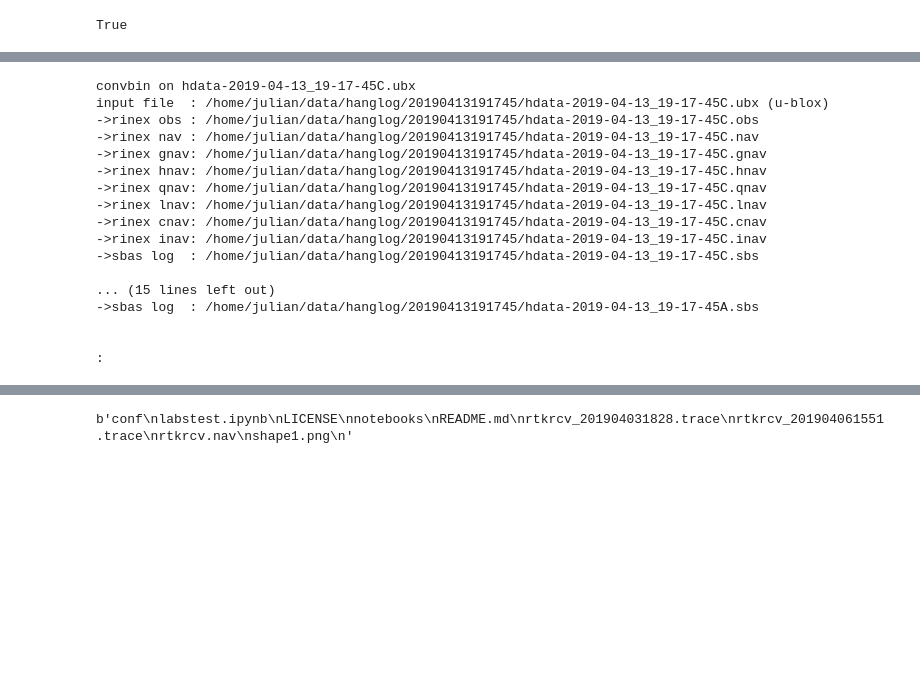
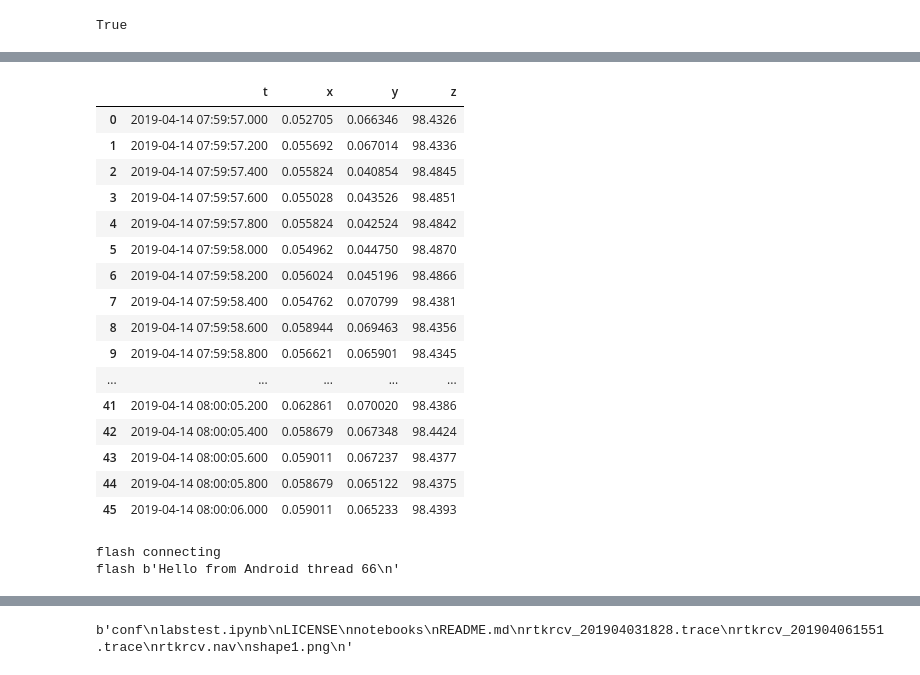
Before and after one commit to goatchurchprime/RTK_on_the_beach, a Jupyter notebook: notebooks/matplotlibinteractiveversion.ipynb, the cells around one changed output, grey strips where cells are left out. Cells and saved outputs as stored; diff of their text form; code cells hidden in the pictures; blank space fills up the shorter version.

```diff
--- a/notebooks/matplotlibinteractiveversion.ipynb
+++ b/notebooks/matplotlibinteractiveversion.ipynb
@@ -7,6 +133,6 @@ posbank
 # %%
 from posbankthread import PositionBank, DarknessMeasureFlash
-posbank = PositionBank(port="random")
-#posbank = PositionBank()
+#posbank = PositionBank(port="random")
+posbank = PositionBank(port=9063)
 posbank.start()
 # posbank.sockerrfile.close()
@@ -154,35 +278,24 @@ for l in posbank.pdposarrays:
-# %%
-fdir = "/home/julian/data/hanglog/20190413125238crosby"
-fdir = "/home/julian/data/hanglog/20190413123020crosby1"
-fdir = "/home/julian/data/hanglog/20190413191745"
-
-convbinexe = "/home/julian/extrepositories/RTKLIB-rtkexplorer/app/convbin/gcc/convbin"
-
-# Copy the files across from the phone
-import os, subprocess
-for f in os.listdir(fdir):
-    if f[-4:] == '.ubx':
-        print("\nconvbin on", f)
-        k = subprocess.run([convbinexe, os.path.join(fdir, f)], stdout=subprocess.PIPE, stderr=subprocess.PIPE)
-        print(k.stderr.decode())
-        print(k.stdout.decode())
-
-# /home/julian/extrepositories/RTKLIB-rtkexplorer/app/convbin/gcc/convbin
-# %% [output]
-convbin on hdata-2019-04-13_19-17-45C.ubx
-input file  : /home/julian/data/hanglog/20190413191745/hdata-2019-04-13_19-17-45C.ubx (u-blox)
-->rinex obs : /home/julian/data/hanglog/20190413191745/hdata-2019-04-13_19-17-45C.obs
-->rinex nav : /home/julian/data/hanglog/20190413191745/hdata-2019-04-13_19-17-45C.nav
-->rinex gnav: /home/julian/data/hanglog/20190413191745/hdata-2019-04-13_19-17-45C.gnav
-->rinex hnav: /home/julian/data/hanglog/20190413191745/hdata-2019-04-13_19-17-45C.hnav
-->rinex qnav: /home/julian/data/hanglog/20190413191745/hdata-2019-04-13_19-17-45C.qnav
-->rinex lnav: /home/julian/data/hanglog/20190413191745/hdata-2019-04-13_19-17-45C.lnav
-->rinex cnav: /home/julian/data/hanglog/20190413191745/hdata-2019-04-13_19-17-45C.cnav
-->rinex inav: /home/julian/data/hanglog/20190413191745/hdata-2019-04-13_19-17-45C.inav
-->sbas log  : /home/julian/data/hanglog/20190413191745/hdata-2019-04-13_19-17-45C.sbs
-
-... (15 lines left out)
-->sbas log  : /home/julian/data/hanglog/20190413191745/hdata-2019-04-13_19-17-45A.sbs
-
-
-:
+# %%
+k = posbank.pdposarray.iloc[:posbank.n]
+#plt.plot(k.x, k.y)
+k
+# %% [output]
+|  | t | x | y | z |
+| 0 | 2019-04-14 07:59:57.000 | 0.052705 | 0.066346 | 98.4326 |
+| 1 | 2019-04-14 07:59:57.200 | 0.055692 | 0.067014 | 98.4336 |
+| 2 | 2019-04-14 07:59:57.400 | 0.055824 | 0.040854 | 98.4845 |
+| 3 | 2019-04-14 07:59:57.600 | 0.055028 | 0.043526 | 98.4851 |
+| 4 | 2019-04-14 07:59:57.800 | 0.055824 | 0.042524 | 98.4842 |
+| 5 | 2019-04-14 07:59:58.000 | 0.054962 | 0.044750 | 98.4870 |
+| 6 | 2019-04-14 07:59:58.200 | 0.056024 | 0.045196 | 98.4866 |
+| 7 | 2019-04-14 07:59:58.400 | 0.054762 | 0.070799 | 98.4381 |
+| 8 | 2019-04-14 07:59:58.600 | 0.058944 | 0.069463 | 98.4356 |
+| 9 | 2019-04-14 07:59:58.800 | 0.056621 | 0.065901 | 98.4345 |
+| ... | ... | ... | ... | ... |
+| 41 | 2019-04-14 08:00:05.200 | 0.062861 | 0.070020 | 98.4386 |
+| 42 | 2019-04-14 08:00:05.400 | 0.058679 | 0.067348 | 98.4424 |
+| 43 | 2019-04-14 08:00:05.600 | 0.059011 | 0.067237 | 98.4377 |
+| 44 | 2019-04-14 08:00:05.800 | 0.058679 | 0.065122 | 98.4375 |
+| 45 | 2019-04-14 08:00:06.000 | 0.059011 | 0.065233 | 98.4393 |
+flash connecting
+flash b'Hello from Android thread 66\n'
```
Also changed, not shown: parts of 30 cells of this notebook, 7 other files.
